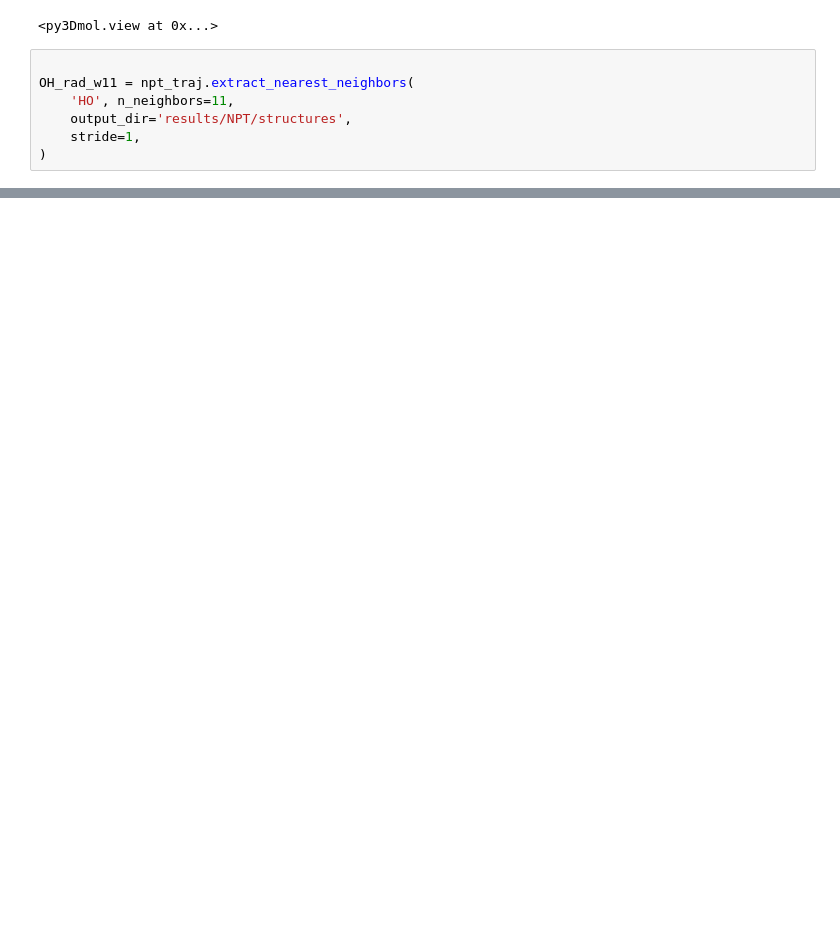
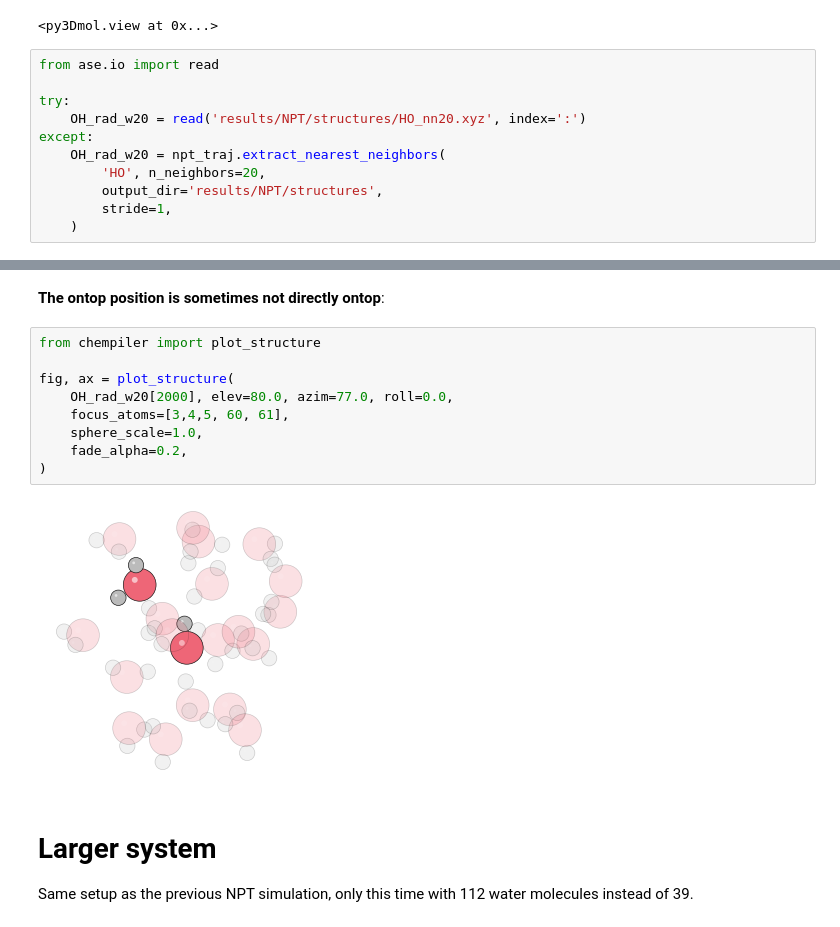
Before and after one commit to viktorsvahn/water, a Jupyter notebook: hydroxyl/OH_radical.ipynb, the cells around one changed output, grey strips where cells are left out. Drawn from its saved outputs; the diff is of its cells as text; blank space fills up the shorter version.

Commit message:
Added larger NPT system analysis.

```diff
--- a/hydroxyl/OH_radical.ipynb
+++ b/hydroxyl/OH_radical.ipynb
@@ -1027,10 +1027,14 @@ view3d(
 [interactive output not drawn]
 <py3Dmol.view at 0x...>
 # %%
+from ase.io import read
 
-OH_rad_w11 = npt_traj.extract_nearest_neighbors(
-    'HO', n_neighbors=11,
-    output_dir='results/NPT/structures',
-    stride=1,
-)
+try:
+    OH_rad_w20 = read('results/NPT/structures/HO_nn20.xyz', index=':')
+except:
+    OH_rad_w20 = npt_traj.extract_nearest_neighbors(
+        'HO', n_neighbors=20,
+        output_dir='results/NPT/structures',
+        stride=1,
+    )
 # %% [output]
@@ -1050,3 +1054,19 @@ view3d(
 # %% [output]
 [interactive output not drawn]
 <py3Dmol.view at 0x...>
+# %% [markdown]
+**The ontop position is sometimes not directly ontop**:
+# %%
+from chempiler import plot_structure
+
+fig, ax = plot_structure(
+    OH_rad_w20[2000], elev=80.0, azim=77.0, roll=0.0,
+    focus_atoms=[3,4,5, 60, 61],
+    sphere_scale=1.0,
+    fade_alpha=0.2,
+)
+# %% [output]
+[figure, added]
+# %% [markdown]
+# Larger system
+Same setup as the previous NPT simulation, only this time with 112 water molecules instead of 39.
```
Also changed, not shown: parts of 10 cells of this notebook.
